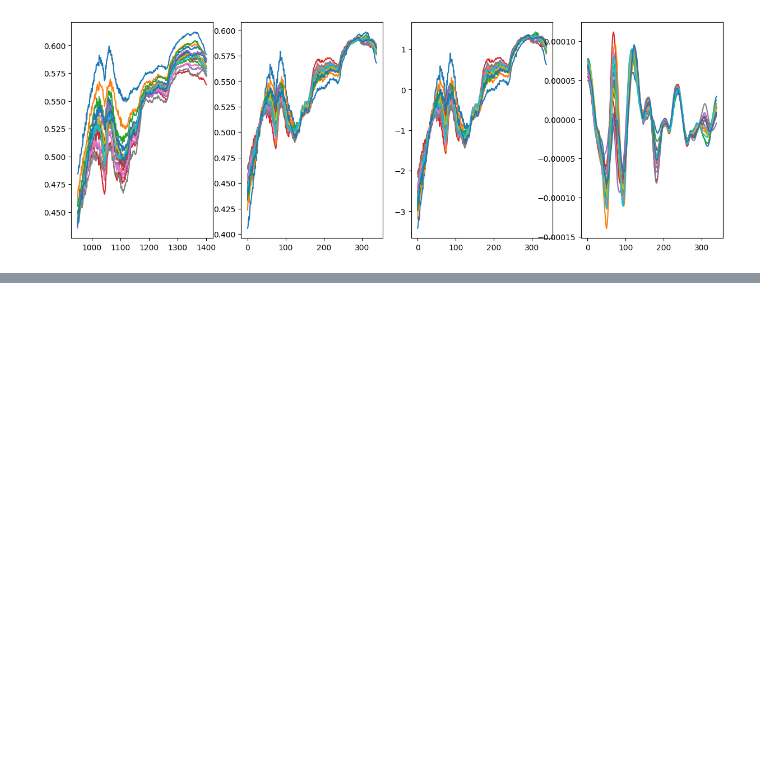
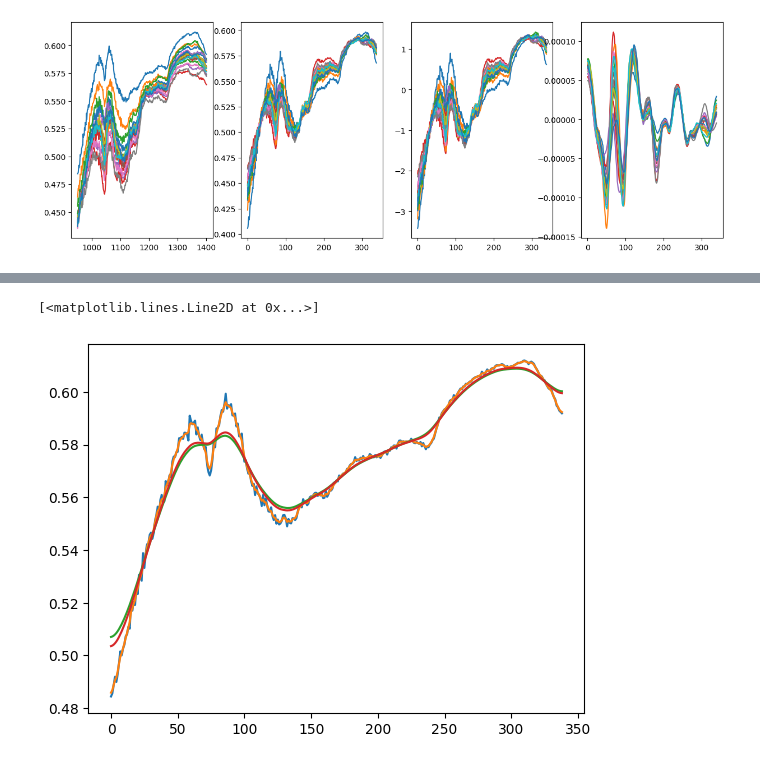
Before and after one commit to paucablop/chemotools, a Jupyter notebook: test.ipynb, the cells around one changed output, grey strips where cells are left out. Cells and saved outputs as stored; diff of their text form; code cells hidden in the pictures; blank space fills up the shorter version.

```diff
--- a/test.ipynb
+++ b/test.ipynb
@@ -26,0 +169,14 @@ plt.show()
+# %%
+from chemotools.smoothing import WhittakerSmooth as WhittakerSmooth2
+
+ws2 = WhittakerSmooth2(lam=100, differences=1)
+spectrum_smooth_mine_3 = ws2.fit_transform(spectrum)
+spectrum_smooth_thirs_2 = WhittakerSmooth1(spectrum[0], np.ones_like(spectrum[0]), 1e2)
+
+plt.plot(spectrum[0])
+plt.plot(spectrum_smooth_mine_2[0])  # mine
+plt.plot(spectrum_smooth_mine_3[0])  # mine 2
+plt.plot(spectrum_smooth_thirs_2)  # theirs
+# %% [output]
+[<matplotlib.lines.Line2D at 0x...>]
+[figure, added]
```
Also changed, not shown: parts of 9 cells of this notebook, 8 other files.
